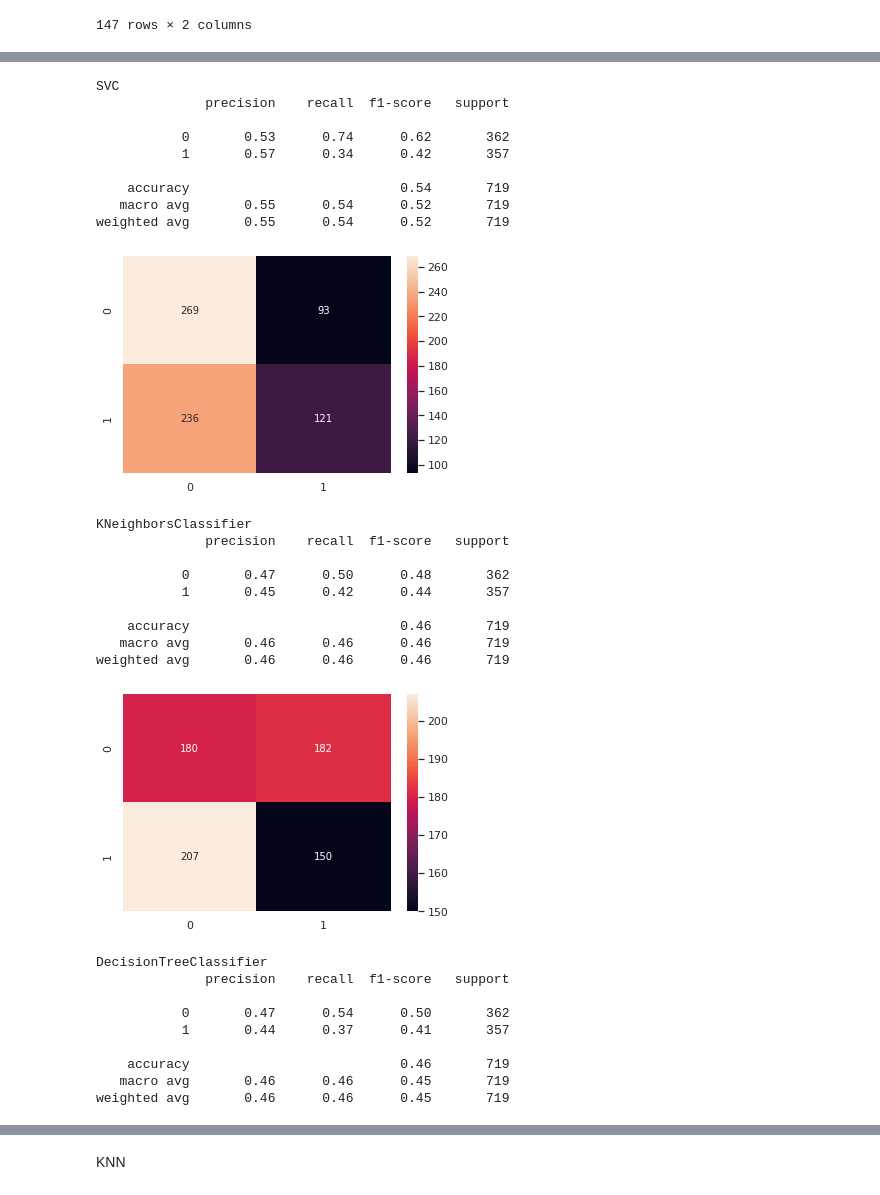
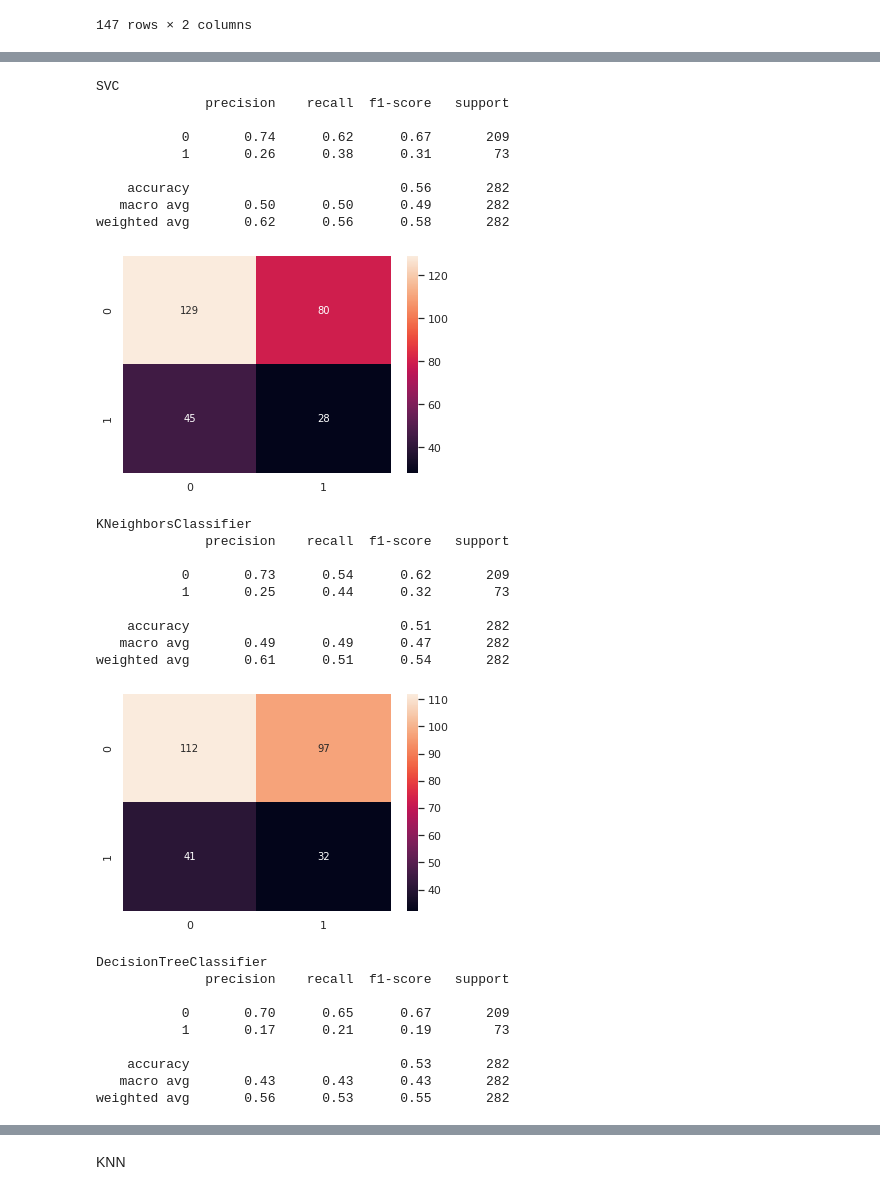
Before and after one commit to jodekpotasu/attrition, a Jupyter notebook: projekt_prak2_bez_skalowania_ale_z_zapisem_pliku.ipynb, the cells around one changed output, grey strips where cells are left out. Cells and saved outputs as stored; diff of their text form; code cells hidden in the pictures.

```diff
--- a/projekt_prak2_bez_skalowania_ale_z_zapisem_pliku.ipynb
+++ b/projekt_prak2_bez_skalowania_ale_z_zapisem_pliku.ipynb
@@ -796,0 +1266,3 @@ X_train, X_test, y_train, y_test = train_test_split(x, y, test_size=0.2, stratif
+# %%
+y_train_res = res_train.iloc[:,-1]
+x_train_res = res_train.iloc[:,:-1]
@@ -797,19 +1330,22 @@ X_train, X_test, y_train, y_test = train_test_split(x, y, test_size=0.2, stratif
+# %%
+from sklearn.model_selection import train_test_split
+X_train, X_test, y_train, y_test = train_test_split(x, y, test_size=0.2, stratify=y,random_state=42)
 # %%
 from sklearn.model_selection import StratifiedKFold
 cv = StratifiedKFold(n_splits=5, shuffle=True, random_state=42)
-for train, test in cv.split(x, y):
-  X_train_kfold, y_train_kfold = x.iloc[train], y.iloc[train]
-  X_test_kfold, y_test_kfold = x.iloc[test], y.iloc[test]
+for train, test in cv.split(x_train_res, y_train_res):
+  X_train_kfold, y_train_kfold = x_train_res.iloc[train], y_train_res.iloc[train]
+  X_test_kfold, y_test_kfold = x_train_res.iloc[test], y_train_res.iloc[test]
 # %%
 from matplotlib import pyplot as plt
 from sklearn.tree import DecisionTreeClassifier
 classifiers = [SVC, KNeighborsClassifier, DecisionTreeClassifier]
 for classifier_class in classifiers:
     model = classifier_class()
-    model.fit(X_train, y_train)
-    y_pred = model.predict(X_test)
+    model.fit(x_train_res, y_train_res)
+    y_pred = model.predict(x_valid)
     print(model.__class__.__name__)
-    print(classification_report(y_test, y_pred))
+    print(classification_report(y_valid, y_pred))
     cm = confusion_matrix(y_test, y_pred)
     sns.heatmap(cm, annot=True, fmt='d')
     plt.show()
@@ -847,43 +1383,44 @@ weighted avg       0.44      0.44      0.44       720
 # %%
+
 from matplotlib import pyplot as plt
 from sklearn.tree import DecisionTreeClassifier
 classifiers = [SVC, KNeighborsClassifier, DecisionTreeClassifier]
 for classifier_class in classifiers:
     model = classifier_class()
     model.fit(X_train_kfold, y_train_kfold)
-    y_pred_kfold = model.predict(X_test_kfold)
+    y_pred_kfold = model.predict(x_valid)
     print(model.__class__.__name__)
-    print(classification_report(y_test_kfold, y_pred_kfold))
-    cm = confusion_matrix(y_test_kfold, y_pred_kfold)
+    print(classification_report(y_valid, y_pred_kfold))
+    cm = confusion_matrix(y_valid, y_pred_kfold)
     sns.heatmap(cm, annot=True, fmt='d')
     plt.show()
 # %% [output]
 SVC
               precision    recall  f1-score   support
 
-           0       0.53      0.74      0.62       362
-           1       0.57      0.34      0.42       357
+           0       0.74      0.62      0.67       209
+           1       0.26      0.38      0.31        73
 
-    accuracy                           0.54       719
-   macro avg       0.55      0.54      0.52       719
-weighted avg       0.55      0.54      0.52       719
+    accuracy                           0.56       282
+   macro avg       0.50      0.50      0.49       282
+weighted avg       0.62      0.56      0.58       282
-[figure, old version]
+[figure, new version]
 KNeighborsClassifier
               precision    recall  f1-score   support
 
-           0       0.47      0.50      0.48       362
-           1       0.45      0.42      0.44       357
+           0       0.73      0.54      0.62       209
+           1       0.25      0.44      0.32        73
 
-    accuracy                           0.46       719
-   macro avg       0.46      0.46      0.46       719
-weighted avg       0.46      0.46      0.46       719
+    accuracy                           0.51       282
+   macro avg       0.49      0.49      0.47       282
+weighted avg       0.61      0.51      0.54       282
-[figure, old version]
+[figure, new version]
 DecisionTreeClassifier
               precision    recall  f1-score   support
 
-           0       0.47      0.54      0.50       362
-           1       0.44      0.37      0.41       357
+           0       0.70      0.65      0.67       209
+           1       0.17      0.21      0.19        73
 
-    accuracy                           0.46       719
-   macro avg       0.46      0.46      0.45       719
-weighted avg       0.46      0.46      0.45       719
+    accuracy                           0.53       282
+   macro avg       0.43      0.43      0.43       282
+weighted avg       0.56      0.53      0.55       282
```
Also changed, not shown: parts of 187 cells of this notebook.
